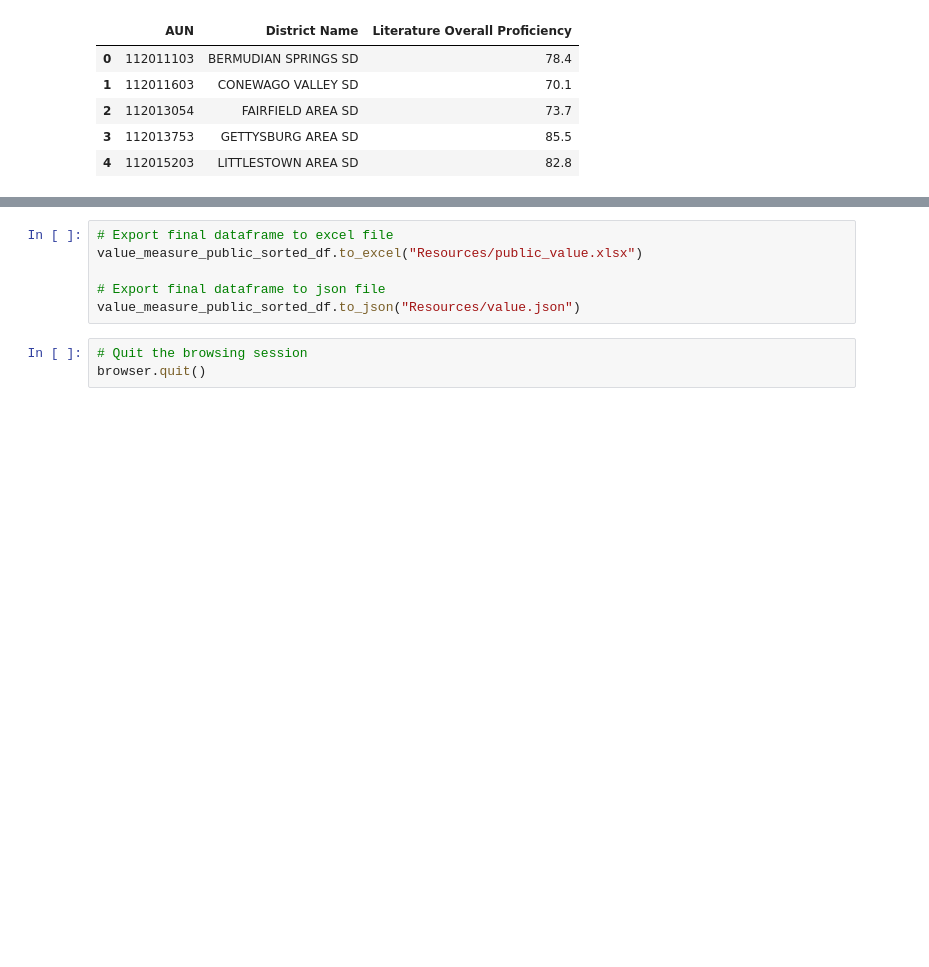
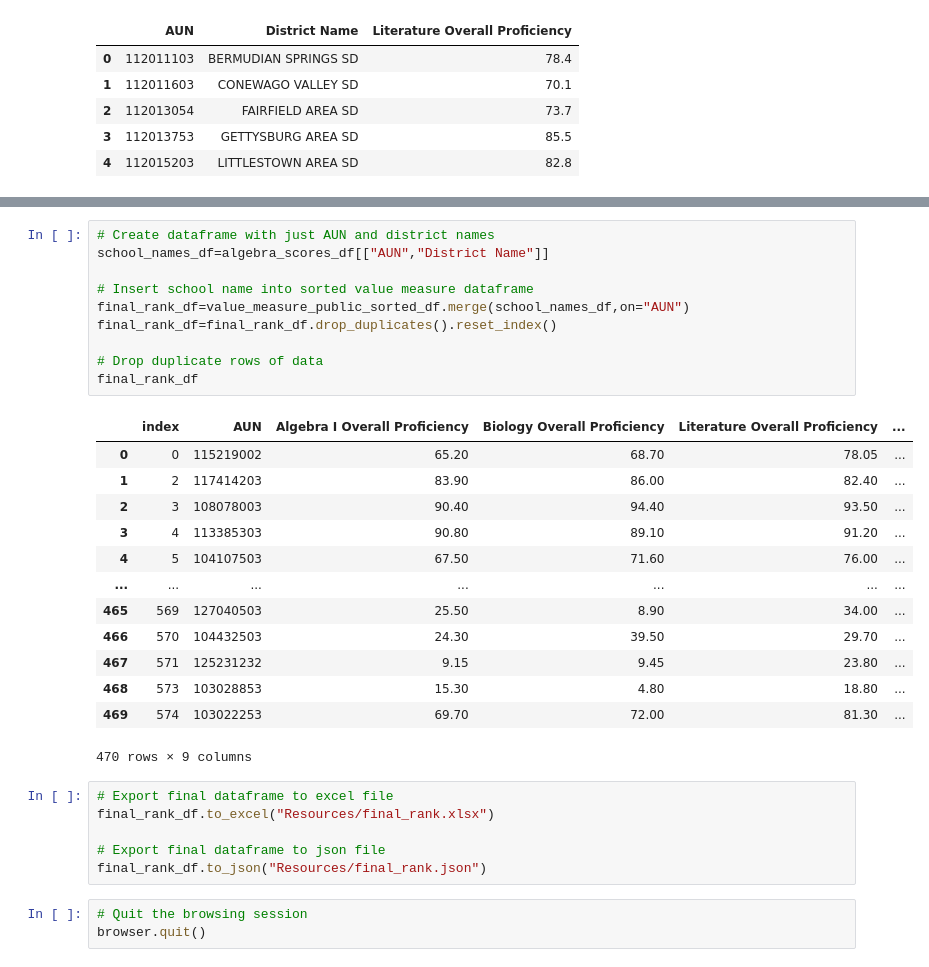
Before and after one commit to 4a6166/UPenn-Data---Project-3, a Jupyter notebook: Katy/katy.ipynb, the cells around one changed output, grey strips where cells are left out. Saved outputs shown, nothing was run; the diff lists cells and outputs as text; blank space fills up the shorter version.

```diff
--- a/Katy/katy.ipynb
+++ b/Katy/katy.ipynb
@@ -243,9 +254,33 @@ value_measure_public_sorted_df
+# %%
+# Create dataframe with just AUN and district names
+school_names_df=algebra_scores_df[["AUN","District Name"]]
+
+# Insert school name into sorted value measure dataframe
+final_rank_df=value_measure_public_sorted_df.merge(school_names_df,on="AUN")
+final_rank_df=final_rank_df.drop_duplicates().reset_index()
+
+# Drop duplicate rows of data
+final_rank_df
+# %% [output]
+|  | index | AUN | Algebra I Overall Proficiency | Biology Overall Proficiency | Literature Overall Proficiency | ... |
+| 0 | 0 | 115219002 | 65.20 | 68.70 | 78.05 | ... |
+| 1 | 2 | 117414203 | 83.90 | 86.00 | 82.40 | ... |
+| 2 | 3 | 108078003 | 90.40 | 94.40 | 93.50 | ... |
+| 3 | 4 | 113385303 | 90.80 | 89.10 | 91.20 | ... |
+| 4 | 5 | 104107503 | 67.50 | 71.60 | 76.00 | ... |
+| ... | ... | ... | ... | ... | ... | ... |
+| 465 | 569 | 127040503 | 25.50 | 8.90 | 34.00 | ... |
+| 466 | 570 | 104432503 | 24.30 | 39.50 | 29.70 | ... |
+| 467 | 571 | 125231232 | 9.15 | 9.45 | 23.80 | ... |
+| 468 | 573 | 103028853 | 15.30 | 4.80 | 18.80 | ... |
+| 469 | 574 | 103022253 | 69.70 | 72.00 | 81.30 | ... |
+470 rows × 9 columns
 # %%
 # Export final dataframe to excel file
-value_measure_public_sorted_df.to_excel("Resources/public_value.xlsx")
+final_rank_df.to_excel("Resources/final_rank.xlsx")
 
 # Export final dataframe to json file
-value_measure_public_sorted_df.to_json("Resources/value.json")
+final_rank_df.to_json("Resources/final_rank.json")
 # %%
 # Quit the browsing session
 browser.quit()
```
Also changed, not shown: parts of 2 cells of this notebook, 4 other files.
